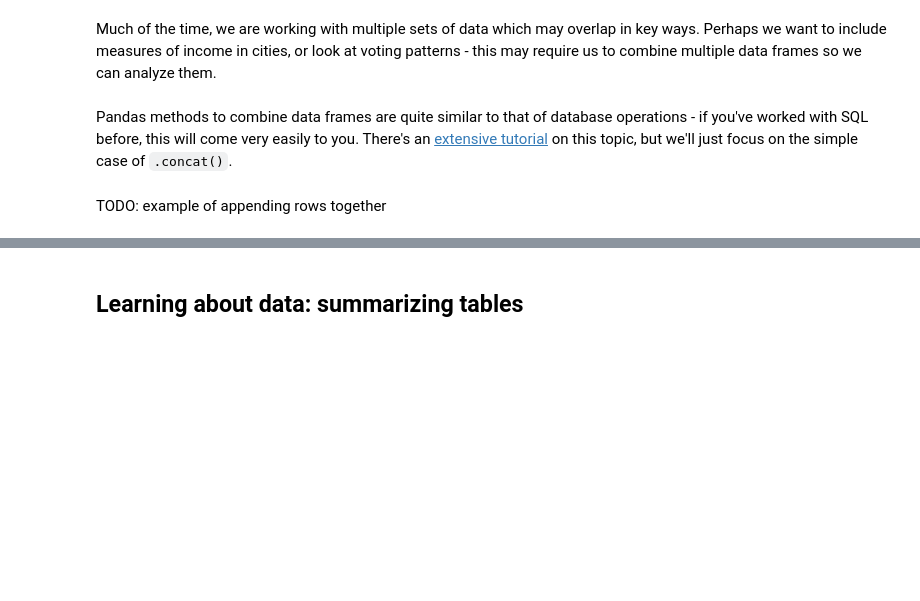
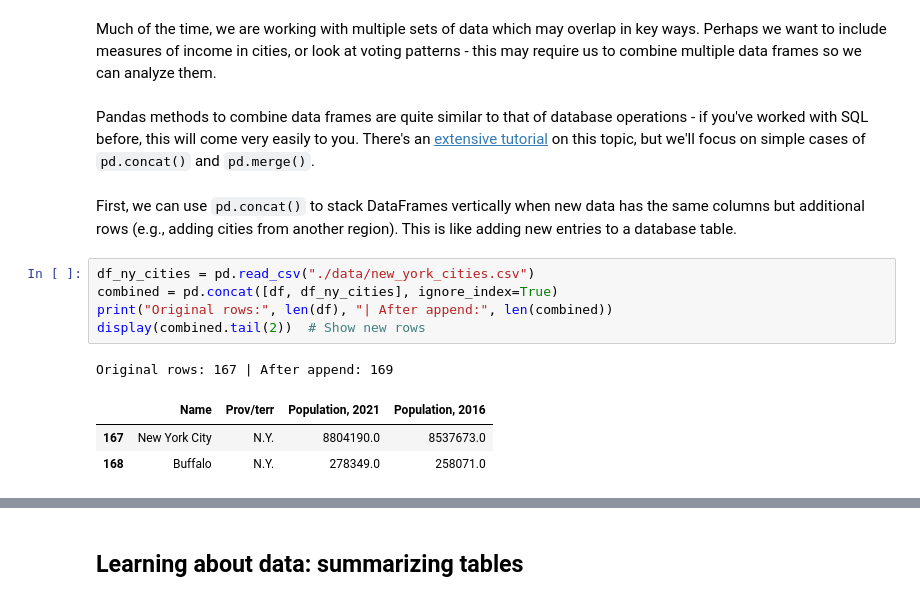
Before and after one commit to schoolofcities/urban-data-storytelling, a Jupyter notebook: urban-data-analytics/3-data-analytics-and-processing/data-analytics-and-processing.ipynb, the cells around one changed output, grey strips where cells are left out. Saved outputs shown, nothing was run; the diff lists cells and outputs as text; blank space fills up the shorter version.

```diff
--- a/urban-data-analytics/3-data-analytics-and-processing/data-analytics-and-processing.ipynb
+++ b/urban-data-analytics/3-data-analytics-and-processing/data-analytics-and-processing.ipynb
@@ -225,7 +225,17 @@ df = df.drop(columns=['raw_pop_change', 'pct_pop_change'])
 # %% [markdown]
 Much of the time, we are working with multiple sets of data which may overlap in key ways. Perhaps we want to include measures of income in cities, or look at voting patterns - this may require us to combine multiple data frames so we can analyze them.
 # %% [markdown]
-Pandas methods to combine data frames are quite similar to that of database operations - if you've worked with SQL before, this will come very easily to you. There's an [extensive tutorial](https://pandas.pydata.org/docs/user_guide/merging.html#concat) on this topic, but we'll just focus on the simple case of `.concat()`.
+Pandas methods to combine data frames are quite similar to that of database operations - if you've worked with SQL before, this will come very easily to you. There's an [extensive tutorial](https://pandas.pydata.org/docs/user_guide/merging.html#concat) on this topic, but we'll focus on simple cases of `pd.concat()` and `pd.merge()`.
 # %% [markdown]
-TODO: example of appending rows together
+First, we can use `pd.concat()` to stack DataFrames vertically when new data has the same columns but additional rows (e.g., adding cities from another region). This is like adding new entries to a database table.
+# %%
+df_ny_cities = pd.read_csv("./data/new_york_cities.csv")
+combined = pd.concat([df, df_ny_cities], ignore_index=True)
+print("Original rows:", len(df), "| After append:", len(combined))
+display(combined.tail(2))  # Show new rows
+# %% [output]
+Original rows: 167 | After append: 169
+|  | Name | Prov/terr | Population, 2021 | Population, 2016 |
+| 167 | New York City | N.Y. | 8804190.0 | 8537673.0 |
+| 168 | Buffalo | N.Y. | 278349.0 | 258071.0 |
 # %% [markdown]
```
Also changed, not shown: parts of 4 cells of this notebook, 2 other files.
